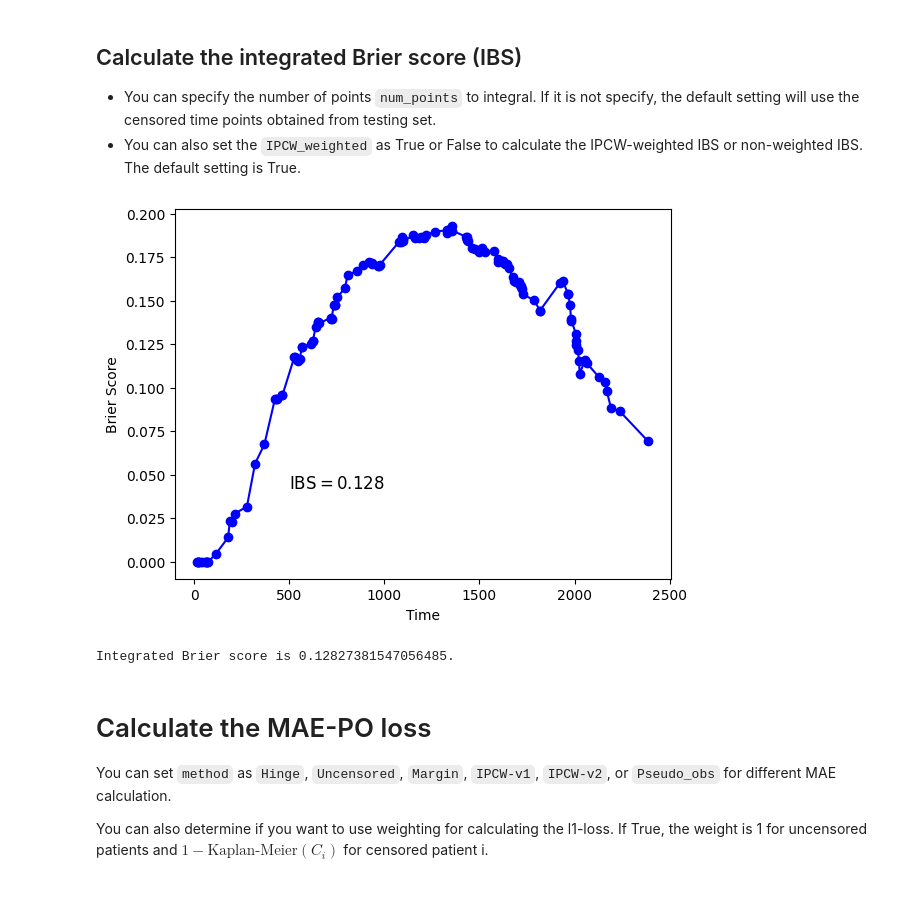
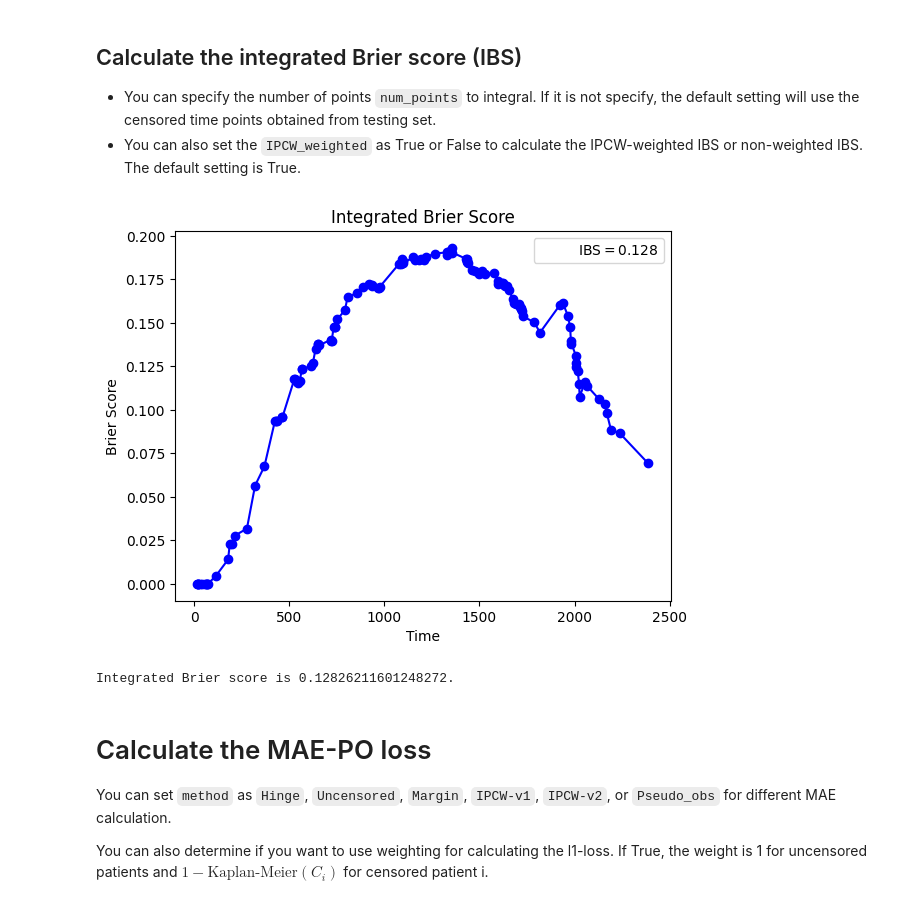
Before and after one commit to shi-ang/SurvivalEVAL, a Jupyter notebook: examples/Scikit-survival_Example.ipynb, the cells around one changed output. Saved outputs shown, nothing was run; the diff lists cells and outputs as text; code cells hidden in the pictures.

Commit message:
Update test scripts and example notebooks after adding new features and fixing bugs in SurvivalEVAL

```diff
--- a/examples/Scikit-survival_Example.ipynb
+++ b/examples/Scikit-survival_Example.ipynb
@@ -30,7 +47,8 @@ from SurvivalEVAL import ScikitSurvivalEvaluator
 # %%
 X, y = load_gbsg2()
 Xt = encode_categorical(X)
-X.loc[:, "tgrade"] = X.loc[:, "tgrade"].map(len).astype(int)
+X = X.copy()
+X["tgrade"] = X["tgrade"].map(len).astype(int)
 Xt = OneHotEncoder().fit_transform(X)
 # %%
 n = len(Xt)
@@ -92,11 +109,12 @@ Brier score at time 175 is 0.009235037097327974.
 - You can specify the number of points `num_points` to integral. If it is not specify, the default setting will use the censored time points obtained from testing set.
 - You can also set the `IPCW_weighted` as True or False to calculate the IPCW-weighted IBS or non-weighted IBS. The default setting is True.
 # %%
-ibs = eval.integrated_brier_score(num_points=None, IPCW_weighted=True, draw_figure=True)
+ibs, (fig, ax) = eval.integrated_brier_score(num_points=None, IPCW_weighted=True, draw_figure=True)
 print("Integrated Brier score is {}.".format(ibs))
+plt.show()
 # %% [output]
-[figure, old version]
+[figure, new version]
-Integrated Brier score is 0.12827381547056485.
+Integrated Brier score is 0.12826211601248272.
 # %% [markdown]
 # Calculate the MAE-PO loss
 You can set `method` as `Hinge`, `Uncensored`, `Margin`, `IPCW-v1`, `IPCW-v2`, or `Pseudo_obs` for different MAE calculation.
```
Also changed, not shown: parts of 16 cells of this notebook, 12 other files.
